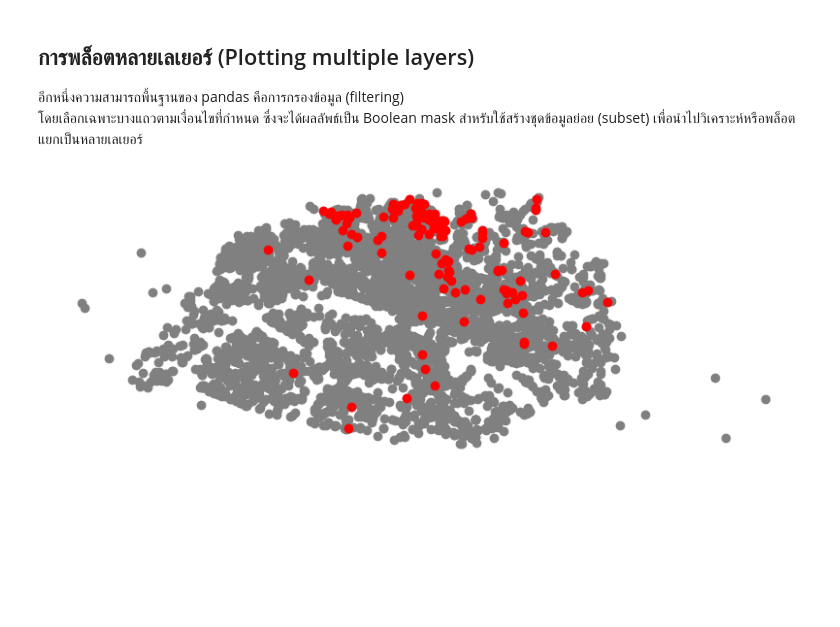
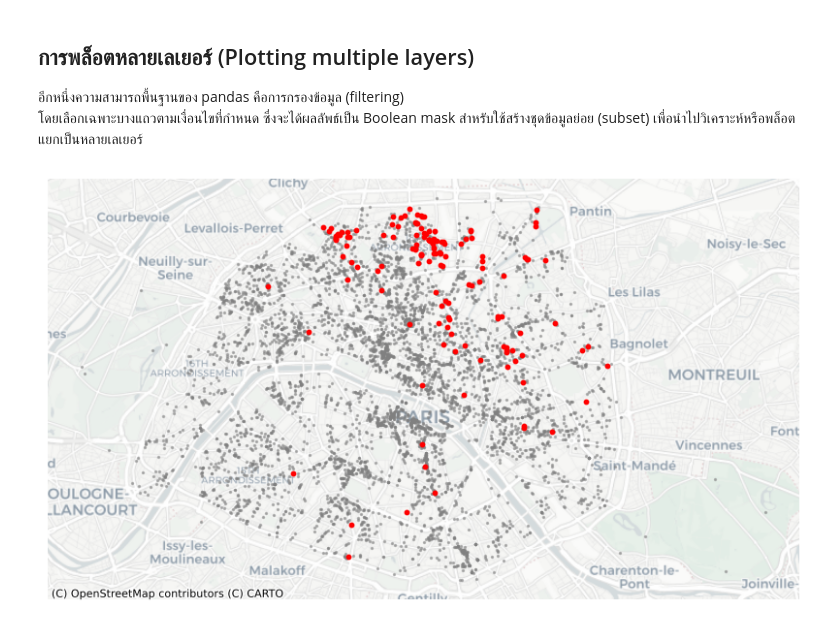
Before and after one commit to master0slave/basic-geo-spatial-analysis, a Jupyter notebook: notebooks/ch01/nb-geospatial-vector-data.ipynb, the cells around one changed output. Cells and saved outputs as stored; diff of their text form; code cells hidden in the pictures; blank space fills up the shorter version.

```diff
--- a/notebooks/ch01/nb-geospatial-vector-data.ipynb
+++ b/notebooks/ch01/nb-geospatial-vector-data.ipynb
@@ -42,6 +42,7 @@ import contextily as ctx
 # A figure of all restaurants with background
 fig, ax = plt.subplots()
 ax.plot(restaurants['x'], restaurants['y'], 'o', markersize=1)
-ctx.add_basemap(ax)
+# ctx.add_basemap(ax, source=ctx.providers.OpenStreetMap.Mapnik)
+ctx.add_basemap(ax, source=ctx.providers.CartoDB.Positron)
 plt.show()
 # %% [output]
@@ -141,7 +147,7 @@ restaurants_4326.to_file("../../data/processed/paris_restaurants.geojson", drive
 
 # 4) Plot พร้อม basemap (ต้องใช้ 3857)
 ax = restaurants_3857.plot(markersize=1)
-ctx.add_basemap(ax, crs=restaurants_3857.crs)
+ctx.add_basemap(ax, crs=restaurants_3857.crs, source=ctx.providers.CartoDB.Positron)
 ax.set_axis_off()
 plt.show()
 # %% [output]
@@ -218,16 +224,18 @@ dtype: int64
 # %%
 # Load the restaurants dataset
 restaurants = gpd.read_file("../../data/processed/paris_restaurants.geojson")
-restaurants.set_crs(epsg=3857, allow_override=True, inplace=True)
+# restaurants.set_crs(epsg=3857, allow_override=True, inplace=True)
+restaurants = restaurants.to_crs(epsg=3857)
 # Take a subset of the African restaurants
 african_restaurants = restaurants[restaurants['type']=="African restaurant"]
 
 # Make a multi-layered plot
 fig, ax = plt.subplots(figsize=(10, 10))
-restaurants.plot(ax=ax,color='grey')
-african_restaurants.plot(ax=ax, color='red')
+restaurants.plot(ax=ax,color='grey', markersize=2 ,alpha=0.5)
+african_restaurants.plot(ax=ax, color='red', markersize=10, )
+ctx.add_basemap(ax, crs=restaurants.crs, source=ctx.providers.CartoDB.Positron)
 # Remove the box, ticks and labels
 ax.set_axis_off()
 plt.show()
 # %% [output]
-[figure, old version]
+[figure, new version]
```
Also changed, not shown: parts of 4 cells of this notebook, 1 other file.
